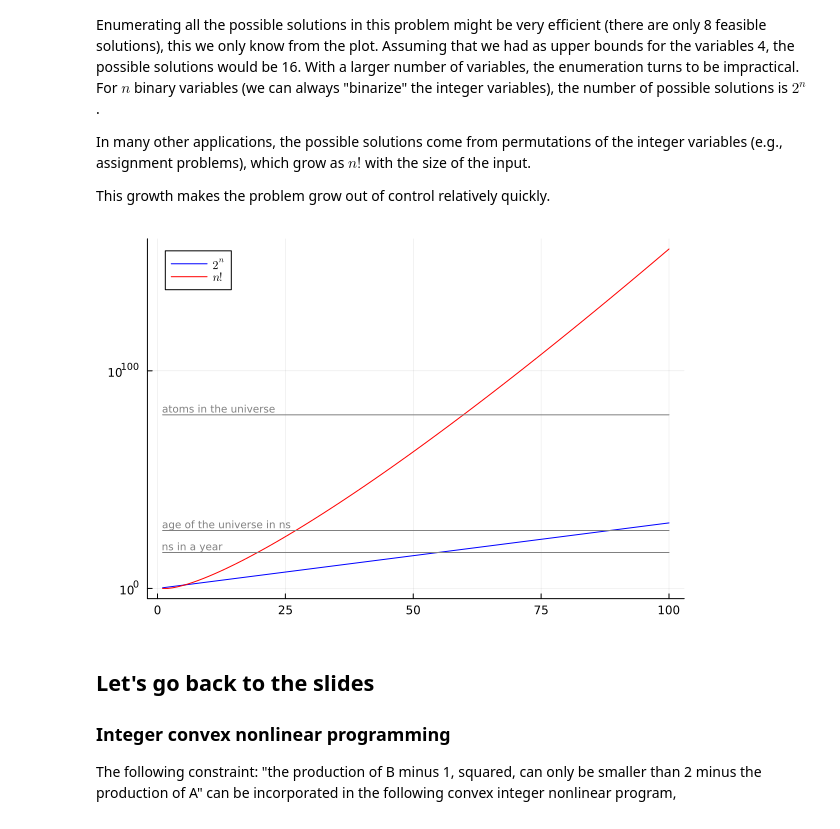
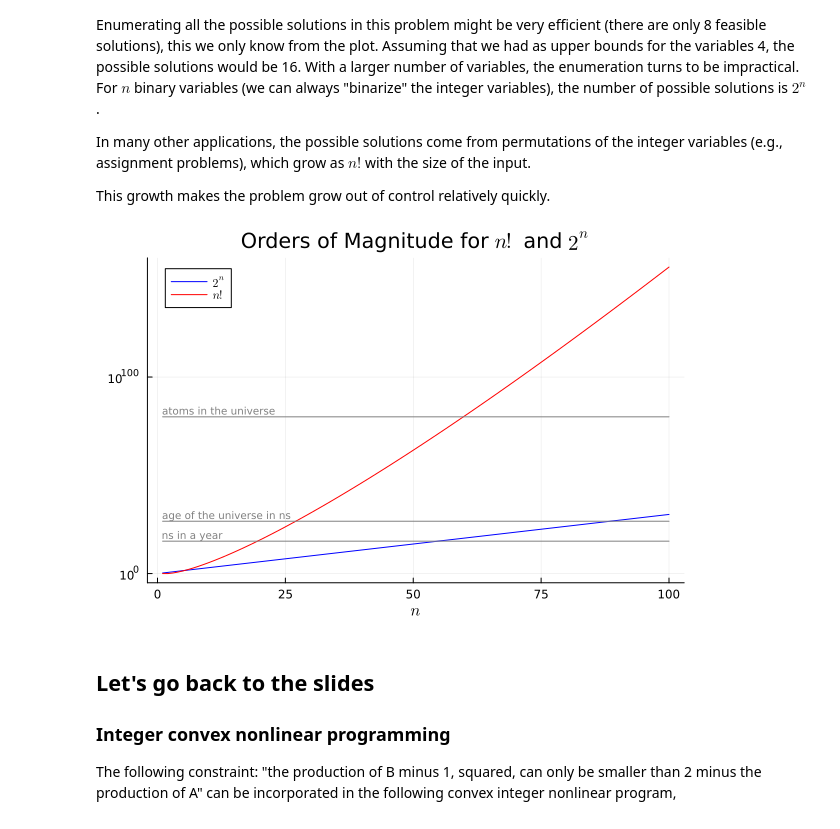
Before and after one commit to pedromxavier/QUBO-notebooks, a Jupyter notebook: notebooks/1-LP_IP.ipynb, the cells around one changed output. Cells and saved outputs as stored; diff of their text form; code cells hidden in the pictures.

```diff
--- a/notebooks/1-LP_IP.ipynb
+++ b/notebooks/1-LP_IP.ipynb
@@ -436,24 +321,26 @@ This growth makes the problem grow out of control relatively quickly.
 # %%
 i = 1:100
 
-plt = plot(i, (i) -> 2.0^i;
-    label=raw"$ 2^n $",
-    color=:blue,
+plt = plot(;
+    title=raw"Orders of Magnitude for $ n! $ and $ 2^n $",
+    xlabel=raw"$ n $",
     legend=:topleft,
     yscale=:log10,
 )
-plot!(plt, i, gamma; label=raw"$ n! $", color=:red)
+
+plot!(plt, i, (i) -> 2.0^i; label=raw"$ 2^n $", color=:blue)
+plot!(plt, i, SpecialFunctions.gamma; label=raw"$ n! $", color=:red)
 
 plot!(plt, i, (i) -> 3.154E16; color=:gray, label = nothing)
 annotate!(plt, first(i), 3.154E16, text("ns in a year", :gray, :left, :bottom, 7))
 
 plot!(plt, i, (i) -> 4.3E26; color=:gray, label = nothing)
 annotate!(plt, first(i), 4.3E26, text("age of the universe in ns", :gray, :left, :bottom, 7))
 
 plot!(plt, i, (i) -> 6E79; color=:gray, label = nothing)
 annotate!(plt, first(i), 6E79, text("atoms in the universe", :gray, :left, :bottom, 7))
 # %% [output]
-[figure, old version]
+[figure, new version]
 # %% [markdown]
 ## Let's go back to the slides
 
```
Also changed, not shown: parts of 48 cells of this notebook, 2 other files.
